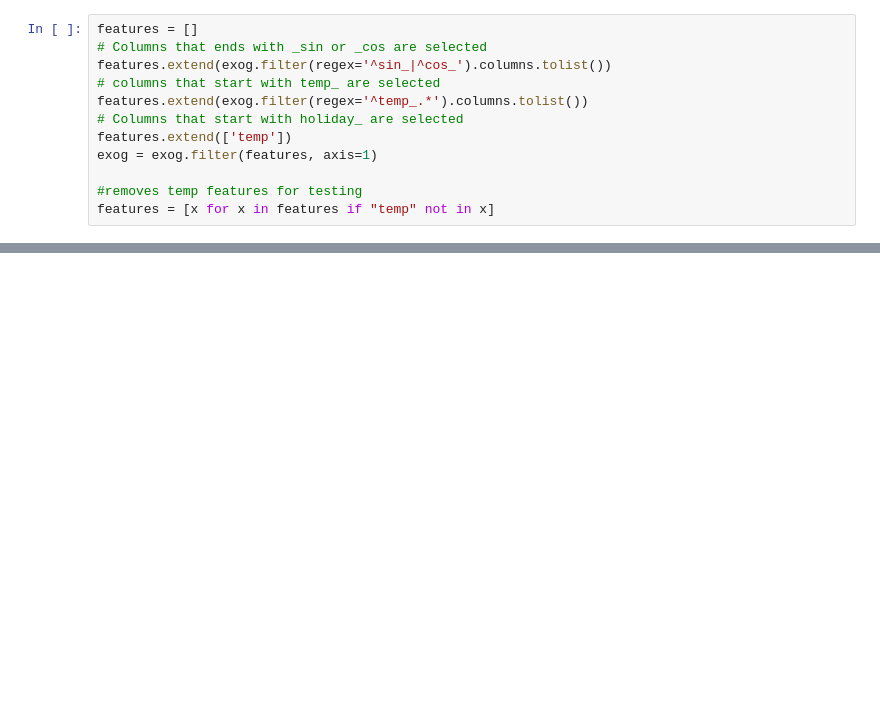
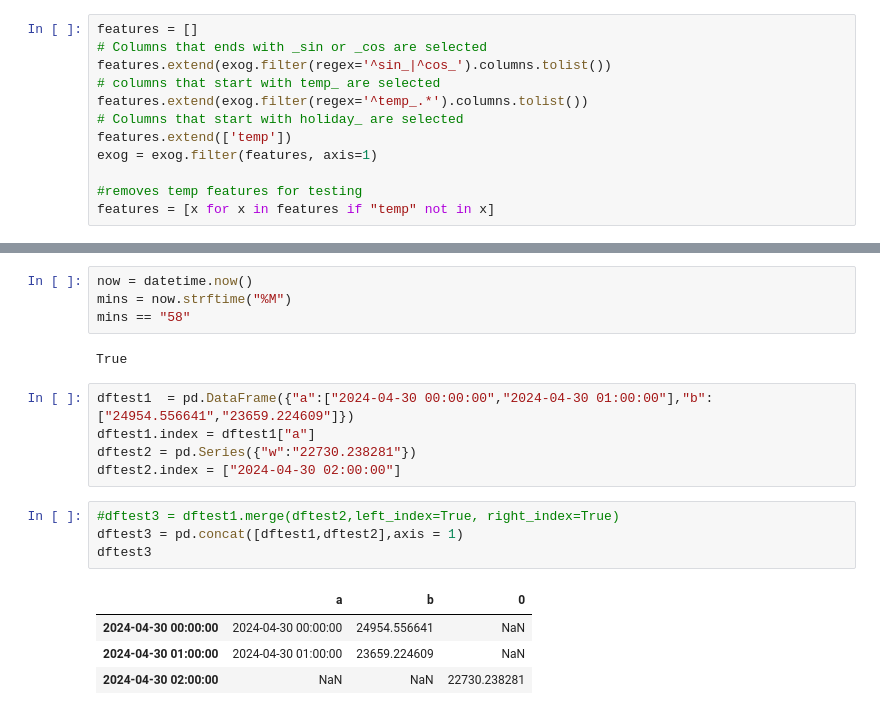
Before and after one commit to JulesJ1/Energy_Consumption_Forecasting, a Jupyter notebook: scripts/xgboost.ipynb, the cells around one changed output, grey strips where cells are left out. Cells and saved outputs as stored; diff of their text form; blank space fills up the shorter version.

```diff
--- a/scripts/xgboost.ipynb
+++ b/scripts/xgboost.ipynb
@@ -879,0 +711,20 @@ Freq: H, Name: pred, dtype: float64
+# %%
+now = datetime.now()
+mins = now.strftime("%M")
+mins == "58"
+# %% [output]
+True
+# %%
+dftest1  = pd.DataFrame({"a":["2024-04-30 00:00:00","2024-04-30 01:00:00"],"b":["24954.556641","23659.224609"]})
+dftest1.index = dftest1["a"]
+dftest2 = pd.Series({"w":"22730.238281"})
+dftest2.index = ["2024-04-30 02:00:00"]
+# %%
+#dftest3 = dftest1.merge(dftest2,left_index=True, right_index=True)
+dftest3 = pd.concat([dftest1,dftest2],axis = 1)
+dftest3
+# %% [output]
+|  | a | b | 0 |
+| 2024-04-30 00:00:00 | 2024-04-30 00:00:00 | 24954.556641 | NaN |
+| 2024-04-30 01:00:00 | 2024-04-30 01:00:00 | 23659.224609 | NaN |
+| 2024-04-30 02:00:00 | NaN | NaN | 22730.238281 |
```
Also changed, not shown: parts of 18 cells of this notebook, 4 other files.
